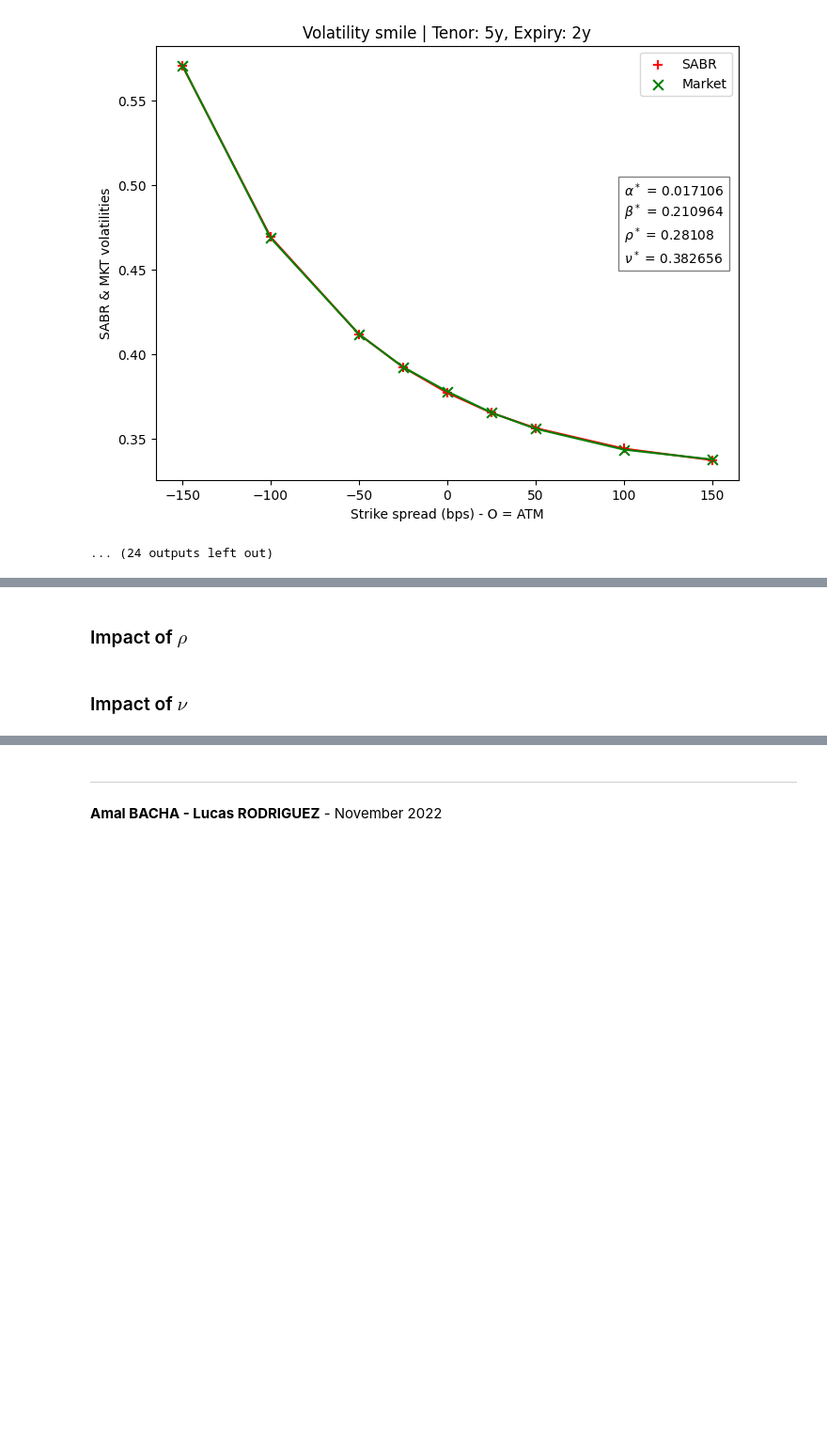
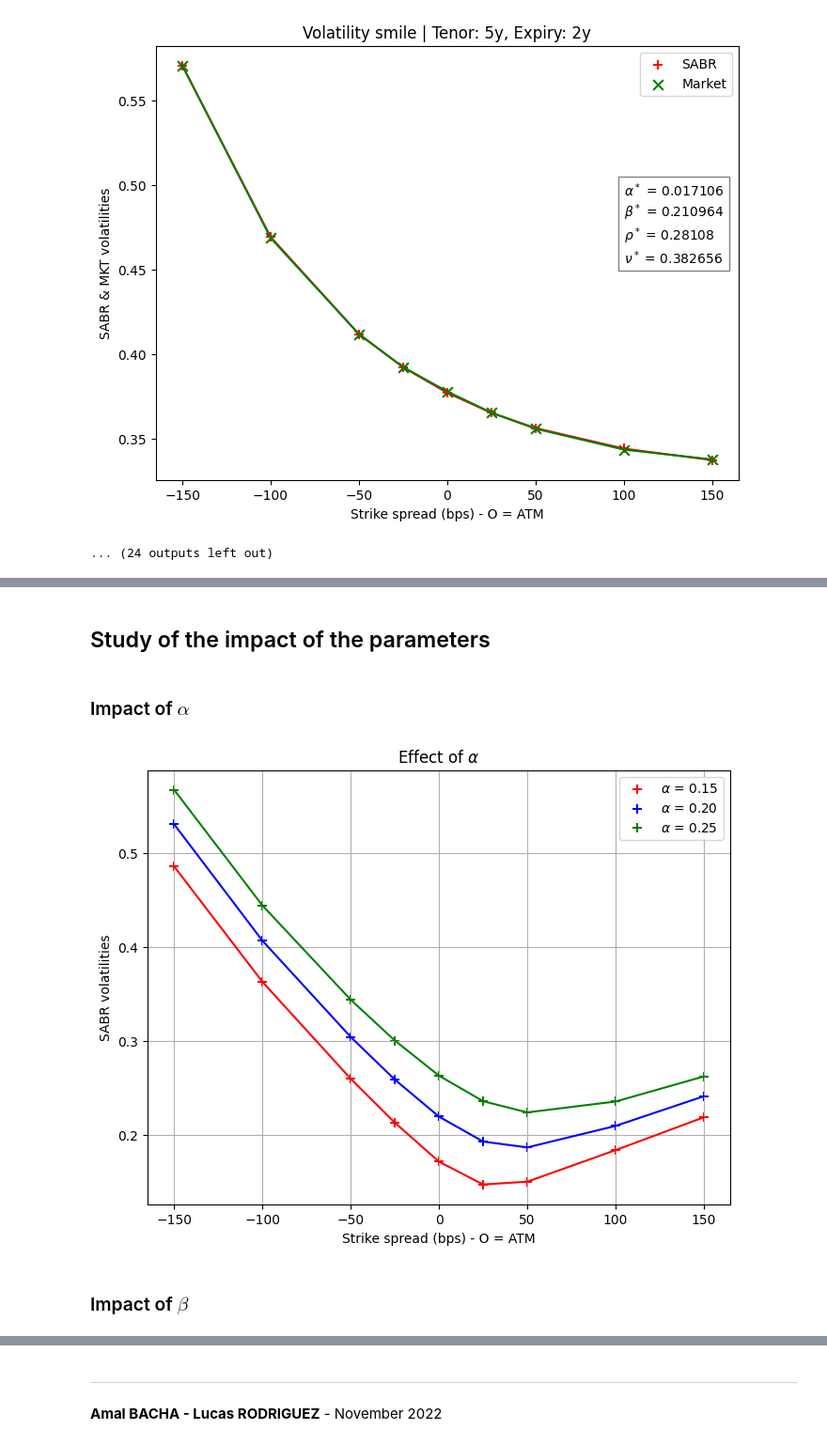
Before and after one commit to lcsrodriguez/SABR_Volatility-Rates, a Jupyter notebook: main.ipynb, the cells around one changed output, grey strips where cells are left out. Shown at 94% size. Saved outputs shown, nothing was run; the diff lists cells and outputs as text; code cells hidden in the pictures; blank space fills up the shorter version.

```diff
--- a/main.ipynb
+++ b/main.ipynb
@@ -661,4 +589,4 @@ Name: 5, dtype: object
-# %% [markdown]
-### Impact of $\rho$
-# %% [markdown]
-### Impact of $\nu$
+# %% [markdown]
+## Study of the impact of the parameters
+# %% [markdown]
+### Impact of $\alpha$
@@ -664,0 +597,34 @@ Name: 5, dtype: object
+# %%
+SELECTED_COUPLE = 5
+
+# Plotting
+plt.figure(figsize=(8, 6))
+plt.scatter(STRIKES_SPREADS, VOL_ALPHA_1.iloc[SELECTED_COUPLE,2:11], color="red", marker="+", s = 60, label=r"$\alpha$ = 0.15")
+plt.scatter(STRIKES_SPREADS, VOL_ALPHA_2.iloc[SELECTED_COUPLE,2:11], color="blue", marker="+", s = 60, label=r"$\alpha$ = 0.20")
+plt.scatter(STRIKES_SPREADS, VOL_ALPHA_3.iloc[SELECTED_COUPLE,2:11], color="green", marker="+", s = 60, label=r"$\alpha$ = 0.25")
+plt.title(r"Effect of $\alpha$")
+plt.xlabel("Strike spread (bps) - O = ATM")
+plt.ylabel("SABR volatilities")
+plt.grid()
+plt.legend(loc="upper right")
+
+
+# Interpolation
+f1 = interp1d(x = STRIKES_SPREADS,
+              y=  VOL_ALPHA_1.iloc[SELECTED_COUPLE,2:11],
+              kind = "cubic")
+f2 = interp1d(x = STRIKES_SPREADS,
+              y= VOL_ALPHA_2.iloc[SELECTED_COUPLE,2:11],
+              kind = "cubic")
+f3 = interp1d(x = STRIKES_SPREADS,
+              y= VOL_ALPHA_3.iloc[SELECTED_COUPLE,2:11],
+              kind = "cubic")
+
+# Plot the interpolated lines
+_ = plt.plot(STRIKES_SPREADS, f1(STRIKES_SPREADS), color="red")
+_ = plt.plot(STRIKES_SPREADS, f2(STRIKES_SPREADS), color="blue")
+_ = plt.plot(STRIKES_SPREADS, f3(STRIKES_SPREADS), color="green")
+# %% [output]
+[figure, added]
+# %% [markdown]
+### Impact of $\beta$
```
Also changed, not shown: parts of 24 cells of this notebook.
